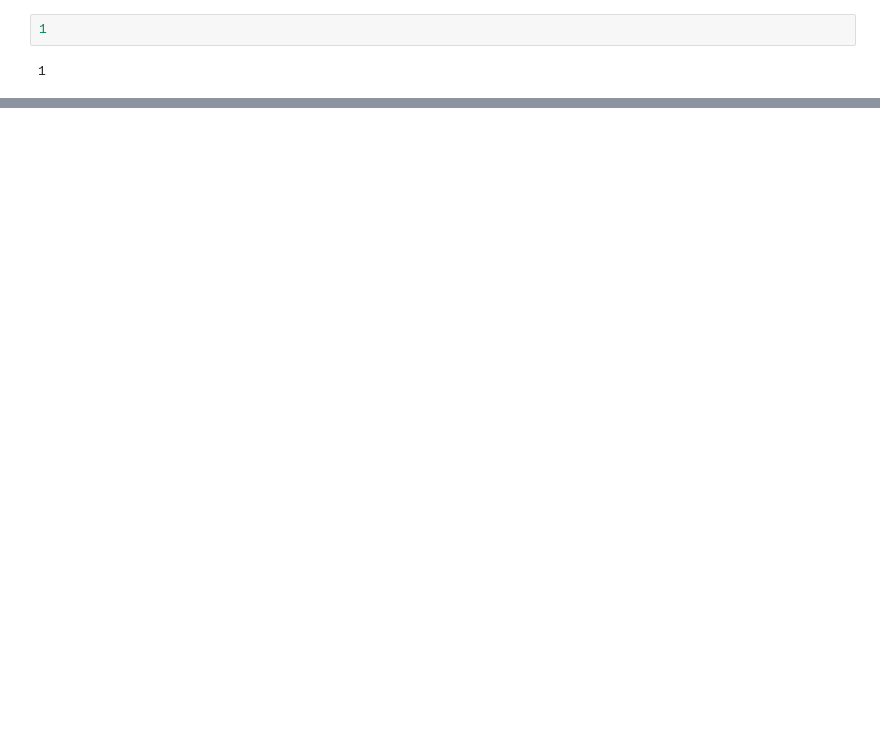
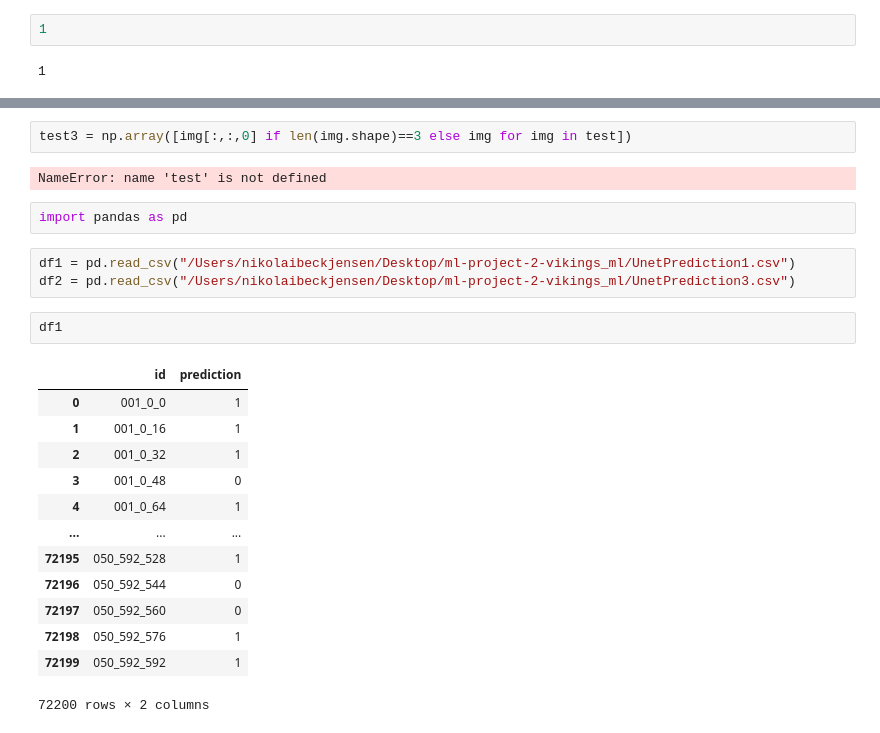
Before and after one commit to CS-433/ml-project-2-vikings_ml, a Jupyter notebook: Unet_prototype_nikolai.ipynb, the cells around one changed output, grey strips where cells are left out. Drawn from its saved outputs; the diff is of its cells as text; blank space fills up the shorter version.

```diff
--- a/Unet_prototype_nikolai.ipynb
+++ b/Unet_prototype_nikolai.ipynb
@@ -296,0 +396,25 @@ len(strings)
+# %%
+test3 = np.array([img[:,:,0] if len(img.shape)==3 else img for img in test])
+# %% [output]
+NameError: name 'test' is not defined
+# %%
+import pandas as pd
+# %%
+df1 = pd.read_csv("/Users/nikolaibeckjensen/Desktop/ml-project-2-vikings_ml/UnetPrediction1.csv")
+df2 = pd.read_csv("/Users/nikolaibeckjensen/Desktop/ml-project-2-vikings_ml/UnetPrediction3.csv")
+# %%
+df1
+# %% [output]
+|  | id | prediction |
+| 0 | 001_0_0 | 1 |
+| 1 | 001_0_16 | 1 |
+| 2 | 001_0_32 | 1 |
+| 3 | 001_0_48 | 0 |
+| 4 | 001_0_64 | 1 |
+| ... | ... | ... |
+| 72195 | 050_592_528 | 1 |
+| 72196 | 050_592_544 | 0 |
+| 72197 | 050_592_560 | 0 |
+| 72198 | 050_592_576 | 1 |
+| 72199 | 050_592_592 | 1 |
+72200 rows × 2 columns
```
Also changed, not shown: parts of 14 cells of this notebook, 3 other files.
